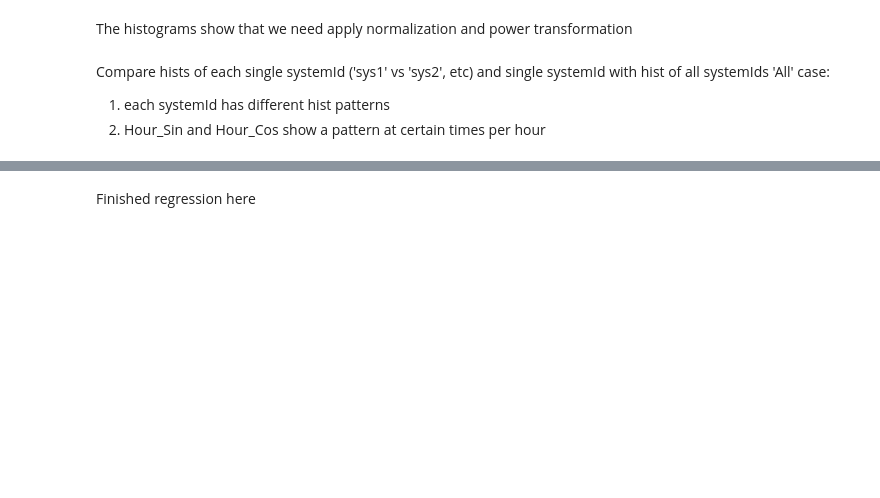
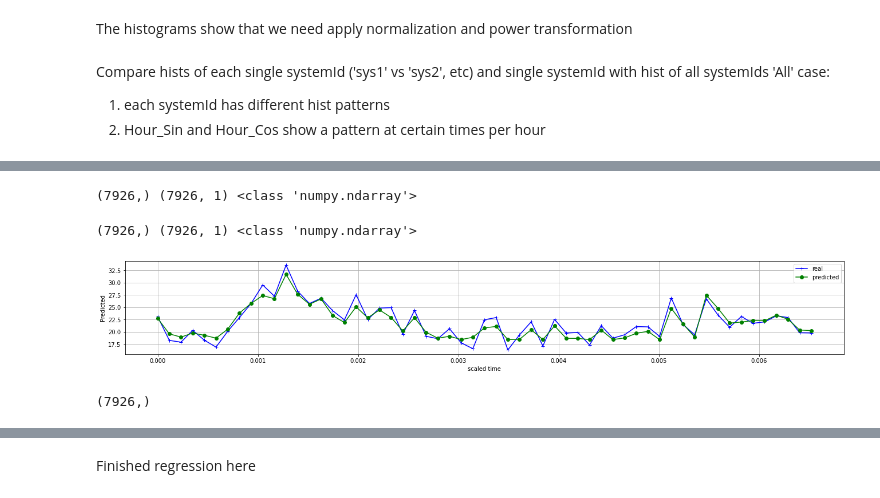
Before and after one commit to FrankGangWang/AppliedML_Python_Coursera, a Jupyter notebook: Final_Interview_for_DataScience_2.ipynb, the cells around one changed output, grey strips where cells are left out. Saved outputs shown, nothing was run; the diff lists cells and outputs as text; code cells hidden in the pictures; blank space fills up the shorter version.

```diff
--- a/Final_Interview_for_DataScience_2.ipynb
+++ b/Final_Interview_for_DataScience_2.ipynb
@@ -539,0 +589,22 @@ predicted.shape
+# %%
+# Get orignal target w/o transformation from df
+def get_target(df, systemId_selected, numerical_transform_cols):
+  if systemId_selected[0] == 'All':
+    df_tmp = df[numerical_transform_cols]
+  else:
+    df_tmp = df[df['systemId']==systemId_selected[0]][numerical_transform_cols]
+  return df_tmp.values
+
+y_real = get_target(df, SYSTEM_ID_SELECTED, 'cpu_utilization' )
+# %%
+# RUN: inverse_transform of predicted target
+y_hat = target_transformer.inverse_transform( predicted.reshape(predicted.shape[0], 1) )
+print(predicted.shape, y_hat.shape, type(y_hat))
+# %% [output]
+(7926,) (7926, 1) <class 'numpy.ndarray'>
+# %%
+# RUN: inverse_transform TRUE target transformed
+y_real_inverse_transfomred = target_transformer.inverse_transform( Y.reshape(Y.shape[0], 1) )
+print(Y.shape, y_real_inverse_transfomred.shape, type(y_real_inverse_transfomred))
+# %% [output]
+(7926,) (7926, 1) <class 'numpy.ndarray'>
@@ -539,0 +621,19 @@ predicted.shape
+# %%
+# TODO: get real time in timedate
+#plot inverse transformed y_hat against time
+fig, ax = plt.subplots()
+start= int(0*24*60/5)
+stop = int(0.2*24*60/5)
+
+ax.plot(X[:, TIME_INDEX_IN_X][start:stop], y_real[start:stop], 'b-+', label='real')
+ax.plot(X[:, TIME_INDEX_IN_X][start:stop], y_hat[:, 0][start:stop], 'g-o', label='predicted')
+ax.set_xlabel('scaled time')
+ax.set_ylabel('Predicted')
+ax.grid()
+ax.legend()
+fig = plt.gcf()
+fig.set_size_inches(22.5, 3)
+plt.show()
+# %% [output]
+[figure, added]
+(7926,)
```
Also changed, not shown: parts of 84 cells of this notebook.
